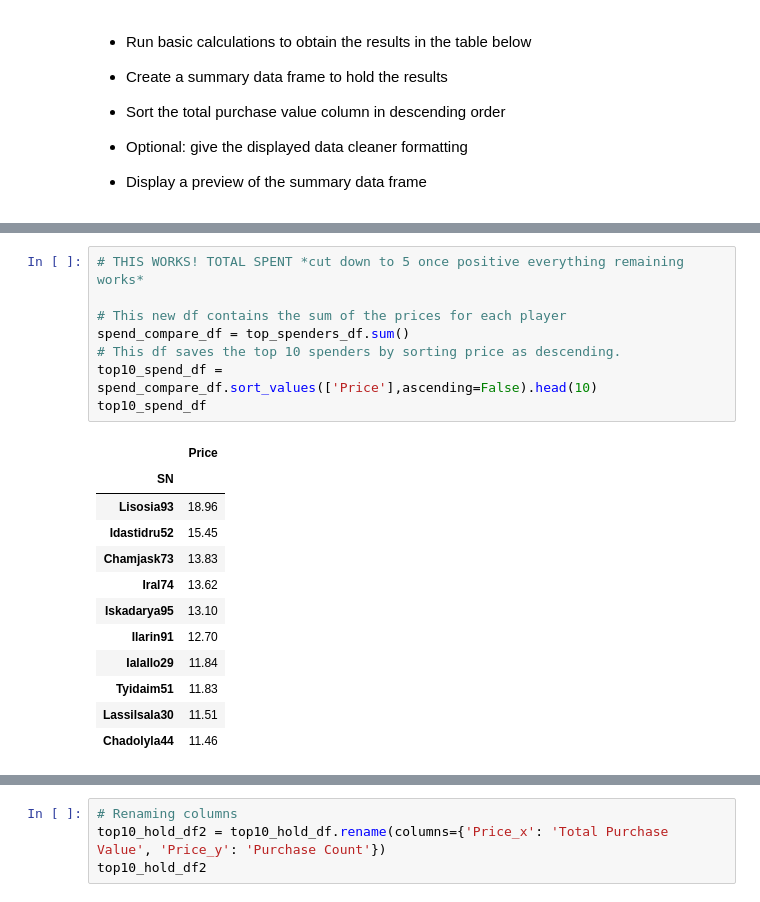
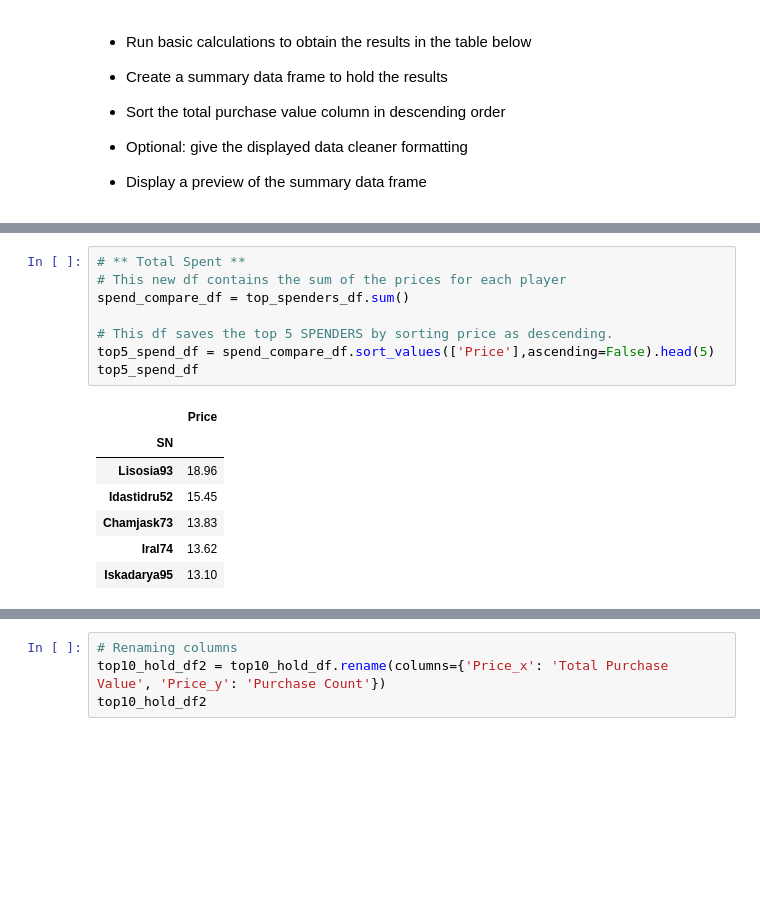
Before and after one commit to juliemcbaker/pandas-challenge, a Jupyter notebook: HeroesOfPymoli/HeroesOfPymoli_baker.ipynb, the cells around one changed output, grey strips where cells are left out. Cells and saved outputs as stored; diff of their text form; blank space fills up the shorter version.

```diff
--- a/HeroesOfPymoli/HeroesOfPymoli_baker.ipynb
+++ b/HeroesOfPymoli/HeroesOfPymoli_baker.ipynb
@@ -450,22 +430,17 @@ top_spenders_df.head()
 # %%
-# THIS WORKS! TOTAL SPENT *cut down to 5 once positive everything remaining works*
-
+# ** Total Spent **
 # This new df contains the sum of the prices for each player
 spend_compare_df = top_spenders_df.sum()
-# This df saves the top 10 spenders by sorting price as descending.
-top10_spend_df = spend_compare_df.sort_values(['Price'],ascending=False).head(10)
-top10_spend_df
+
+# This df saves the top 5 SPENDERS by sorting price as descending.
+top5_spend_df = spend_compare_df.sort_values(['Price'],ascending=False).head(5)
+top5_spend_df
 # %% [output]
 |  | Price |
 | SN |  |
 | Lisosia93 | 18.96 |
 | Idastidru52 | 15.45 |
 | Chamjask73 | 13.83 |
 | Iral74 | 13.62 |
 | Iskadarya95 | 13.10 |
-| Ilarin91 | 12.70 |
-| Ialallo29 | 11.84 |
-| Tyidaim51 | 11.83 |
-| Lassilsala30 | 11.51 |
-| Chadolyla44 | 11.46 |
 # %%
```
Also changed, not shown: parts of 5 cells of this notebook.
